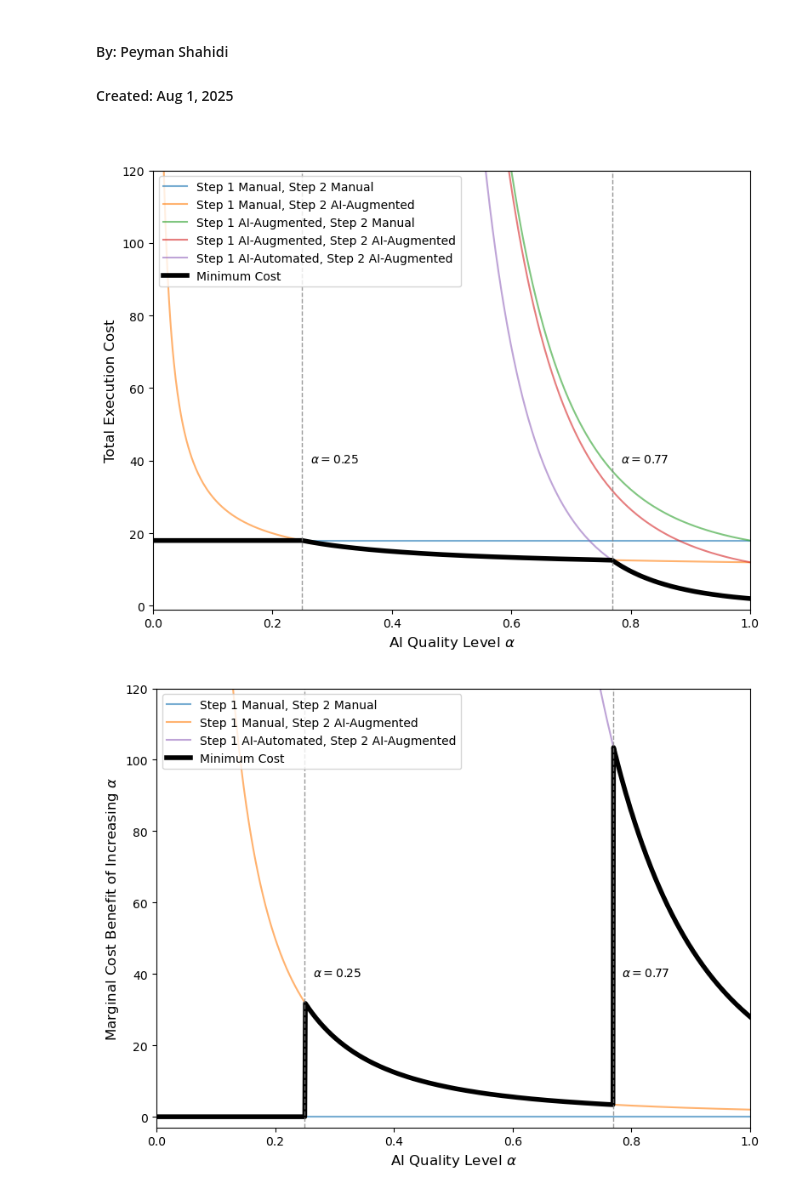
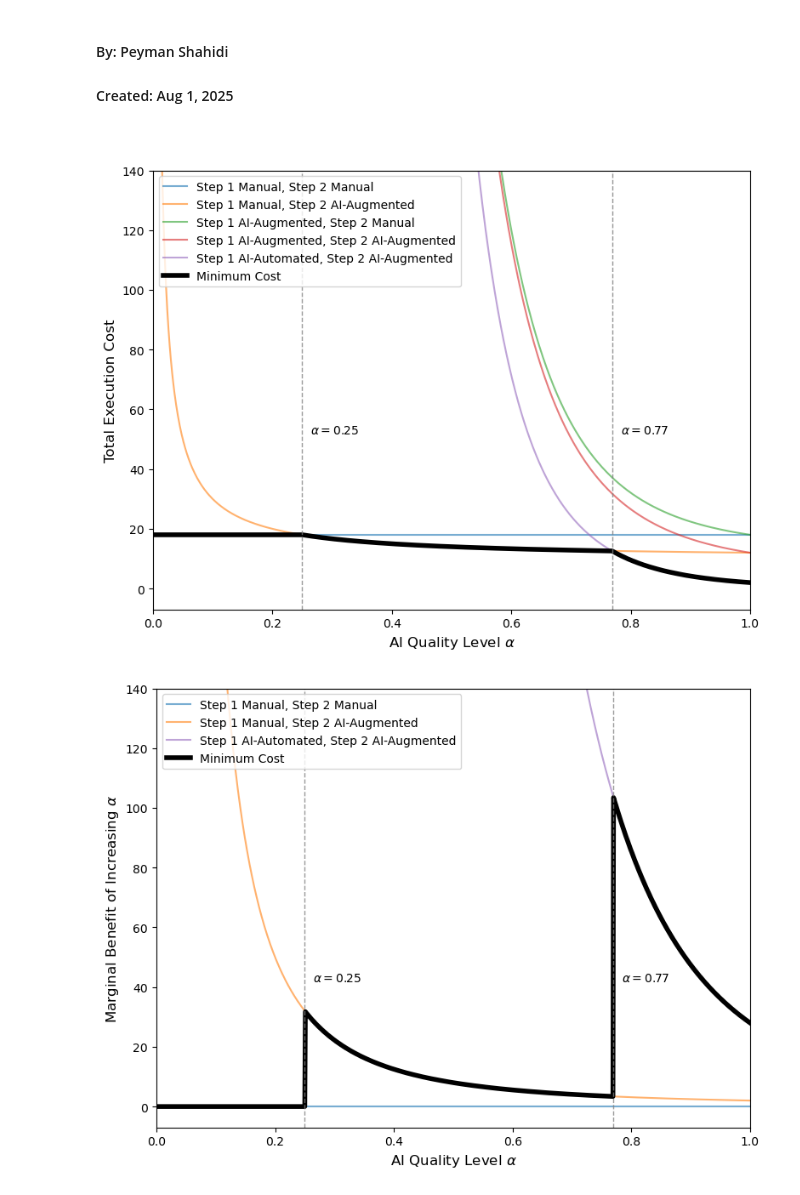
Before and after one commit to johnjosephhorton/rubin, a Jupyter notebook: agentic_ai/example5_plot.ipynb, the cells around one changed output. Saved outputs shown, nothing was run; the diff lists cells and outputs as text; code cells hidden in the pictures.

```diff
--- a/agentic_ai/example5_plot.ipynb
+++ b/agentic_ai/example5_plot.ipynb
@@ -62,37 +62,37 @@ plt.plot(alpha, cost_1auto_2ai, label='Step 1 AI-Automated, Step 2 AI-Augmented'
 plt.plot(alpha, min_cost, label='Minimum Cost', color='black', linewidth=4)
 
 for bp in breakpoints:
     plt.axvline(bp, color='gray', linestyle='--', linewidth=1, alpha=0.8)
-    plt.text(bp+0.055, 42, rf'$\alpha={bp:.2f}$', ha='center', va='top', fontsize=10, backgroundcolor='white')
+    plt.text(bp+0.055, 55, rf'$\alpha={bp:.2f}$', ha='center', va='top', fontsize=10, backgroundcolor='white')
 
 plt.xlabel(r'AI Quality Level $\alpha$', fontsize=12)
 plt.ylabel('Total Execution Cost', fontsize=12)
 plt.legend()
-plt.ylim(-1, 120)
+plt.ylim(-7, 140)
 plt.xlim(0, 1)
 plt.tight_layout()
 plt.savefig(f"{output_plot_path}/example5_costs.png", dpi=300)
 plt.show()
 
 # Plot 2
 plt.figure(figsize=(8, 6))
 plt.plot(alpha, np.zeros_like(alpha), label='Step 1 Manual, Step 2 Manual', alpha=0.6, color=colors[0])
 plt.plot(alpha, c2m * t2m / alpha**2, label='Step 1 Manual, Step 2 AI-Augmented', alpha=0.6, color=colors[1])
 plt.plot(alpha, (c1m + c2m) * t2m * 4 / alpha**5, label='Step 1 AI-Automated, Step 2 AI-Augmented', alpha=0.6, color=colors[4])
 plt.plot(alpha, fourth_curve, label='Minimum Cost', color='black', linewidth=4)
 
 for bp in breakpoints:
     plt.axvline(bp, color='gray', linestyle='--', linewidth=1, alpha=0.8)
-    plt.text(bp+0.055, 42, rf'$\alpha={bp:.2f}$', ha='center', va='top', fontsize=10, backgroundcolor='white')
+    plt.text(bp+0.055, 45, rf'$\alpha={bp:.2f}$', ha='center', va='top', fontsize=10, backgroundcolor='white')
 
 plt.xlabel(r'AI Quality Level $\alpha$', fontsize=12)
-plt.ylabel(r'Marginal Cost Benefit of Increasing $\alpha$', fontsize=12)
+plt.ylabel(r'Marginal Benefit of Increasing $\alpha$', fontsize=12)
 plt.legend(loc='upper left')
-plt.ylim(-3, 120)
+plt.ylim(-7, 140)
 plt.xlim(0, 1)
 plt.tight_layout()
 plt.savefig(f"{output_plot_path}/example5_marginalBenefit.png", dpi=300)
 plt.show()
 # %% [output]
-[figure, old version]
+[figure, new version]
-[figure, old version]
+[figure, new version]
```
Also changed, not shown: 1 other file.
